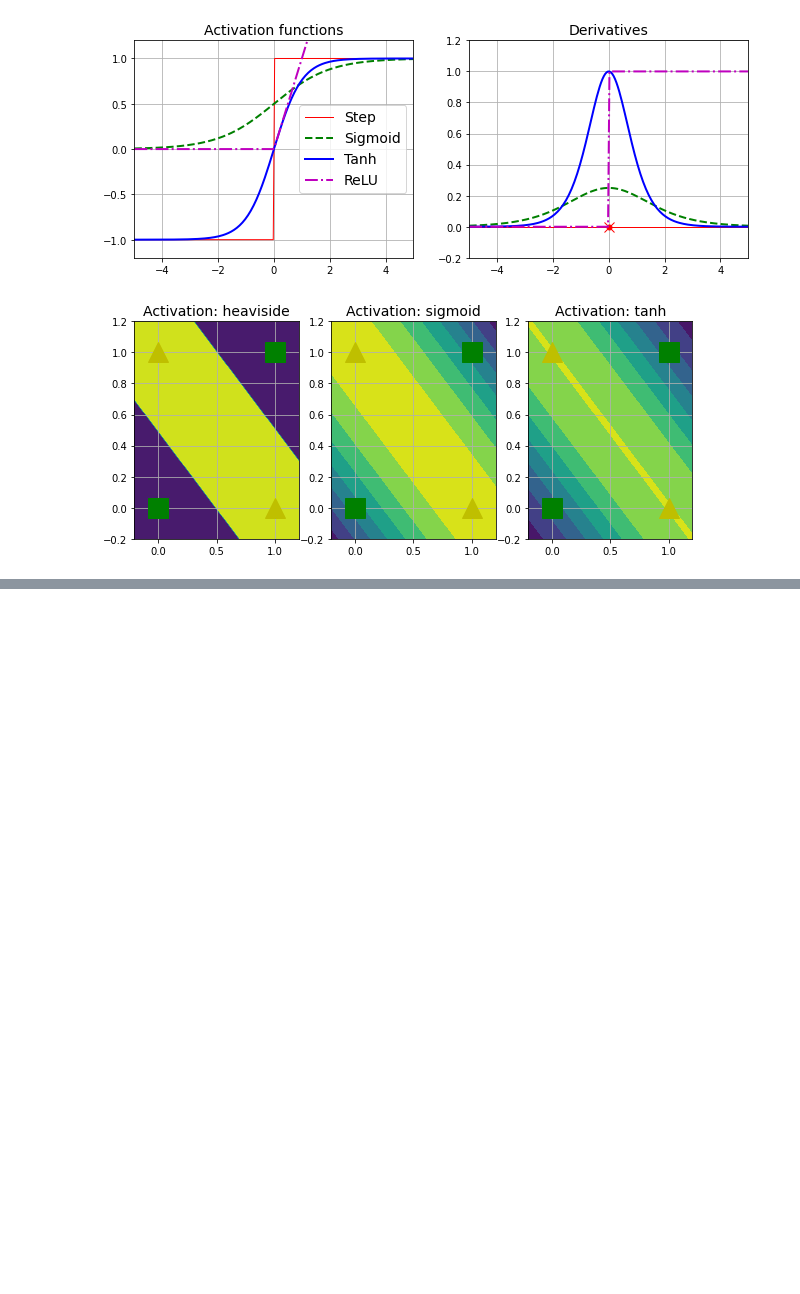
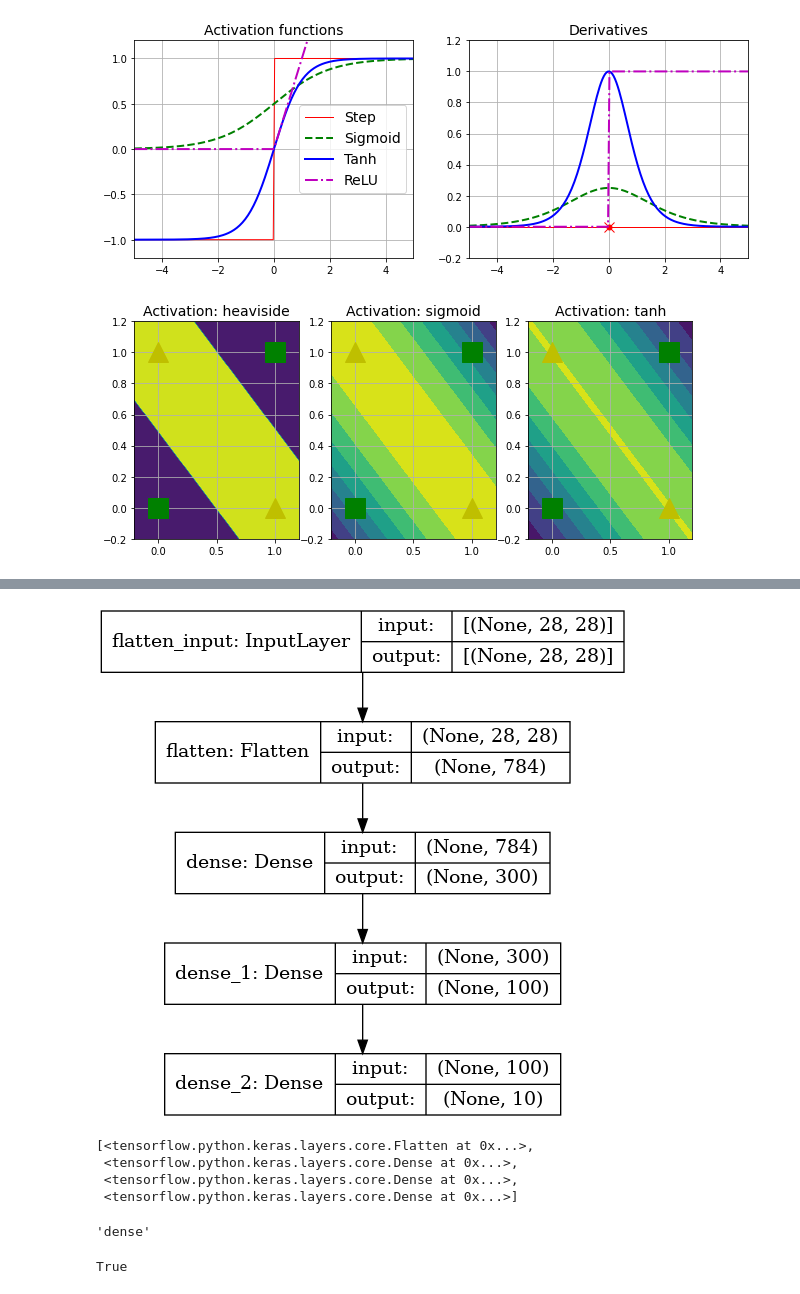
Before and after one commit to matyama/homl, a Jupyter notebook: 10_neural_networks.ipynb, the cells around one changed output, grey strips where cells are left out. Cells and saved outputs as stored; diff of their text form; code cells hidden in the pictures; blank space fills up the shorter version.

```diff
--- a/10_neural_networks.ipynb
+++ b/10_neural_networks.ipynb
@@ -112,0 +208,22 @@ plt.show()
+# %%
+input_shape = X_train.shape[1:]
+
+model = keras.models.Sequential()
+model.add(keras.layers.Flatten(input_shape=input_shape))
+model.add(keras.layers.Dense(300, activation=keras.activations.relu))
+model.add(keras.layers.Dense(100, activation=keras.activations.relu))
+model.add(keras.layers.Dense(10, activation=keras.activations.softmax))
+# %%
+keras.backend.clear_session()
+np.random.seed(42)
+tf.random.set_seed(42)
+
+# Equivalent to above, also activations can be referred to just by name, e.g. `"relu"`
+model = keras.models.Sequential([
+    keras.layers.Flatten(input_shape=input_shape),
+    keras.layers.Dense(300, activation="relu"),
+    keras.layers.Dense(100, activation="relu"),
+    keras.layers.Dense(10, activation="softmax")
+])
+
+model.summary()
@@ -112,0 +247,22 @@ plt.show()
+# %%
+import os
+
+keras.utils.plot_model(model, os.path.join("data", "my_fashion_mnist_model.png"), show_shapes=True)
+# %% [output]
+[figure, added]
+# %%
+model.layers
+# %% [output]
+[<tensorflow.python.keras.layers.core.Flatten at 0x...>,
+ <tensorflow.python.keras.layers.core.Dense at 0x...>,
+ <tensorflow.python.keras.layers.core.Dense at 0x...>,
+ <tensorflow.python.keras.layers.core.Dense at 0x...>]
+# %%
+hidden1 = model.layers[1]
+hidden1.name
+# %% [output]
+'dense'
+# %%
+model.get_layer(hidden1.name) is hidden1
+# %% [output]
+True
```
Also changed, not shown: parts of 25 cells of this notebook, 1 other file.
